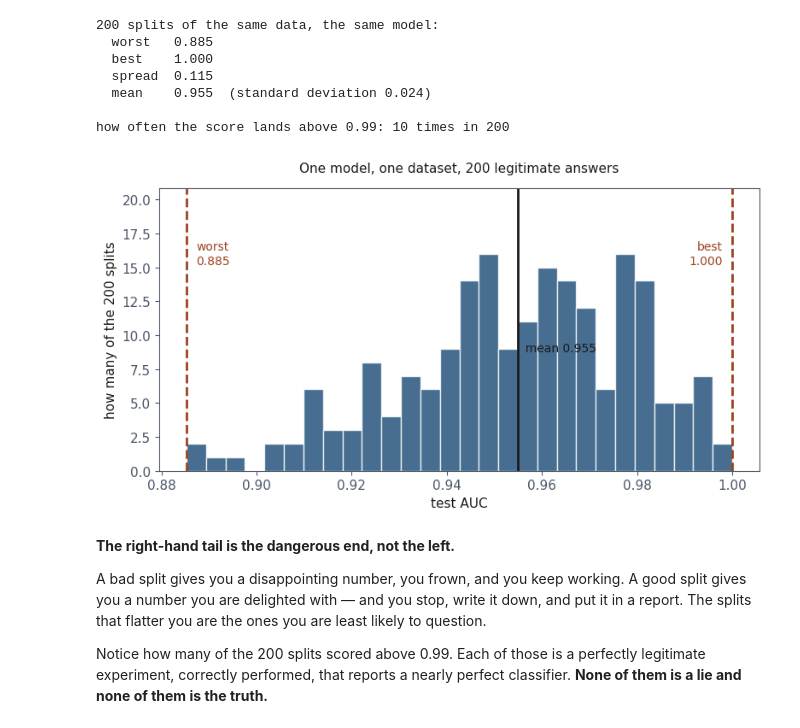
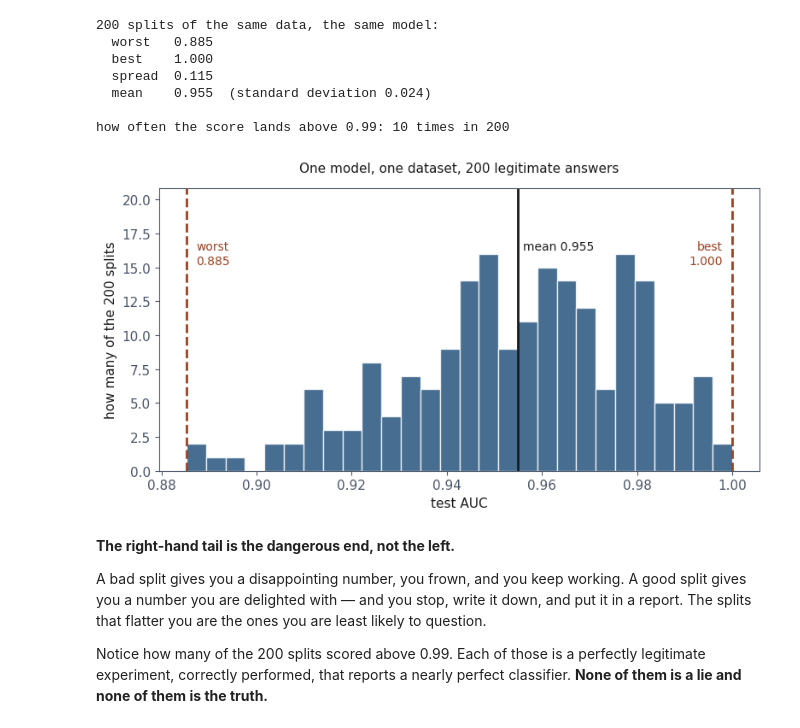
Before and after one commit to fabioantonini/technologies-for-artificial-intelligence, a Jupyter notebook: Lessons/05_experimental_methodology/Notebooks/01_why_one_split_lies.ipynb, the cells around one changed output. Cells and saved outputs as stored; diff of their text form; code cells hidden in the pictures.

```diff
--- a/Lessons/05_experimental_methodology/Notebooks/01_why_one_split_lies.ipynb
+++ b/Lessons/05_experimental_methodology/Notebooks/01_why_one_split_lies.ipynb
@@ -126,31 +126,31 @@ how often the score lands above 0.99: 10 times in 200
 # %%
 fig, ax = plt.subplots(figsize=(8.0, 4.4))
 counts, _, _ = ax.hist(scores, bins=28, color=BLUE, alpha=.82,
                        edgecolor="white")
 top = counts.max()
 
 ax.axvline(scores.mean(), color=INK, lw=2)
 ax.axvline(scores.min(), color=RUST, lw=2, ls="--")
 ax.axvline(scores.max(), color=RUST, lw=2, ls="--")
 
 ax.text(scores.min() + 0.002, top * 1.06, f"worst\n{scores.min():.3f}",
         color=RUST, fontsize=10, ha="left", va="top")
 ax.text(scores.max() - 0.002, top * 1.06, f"best\n{scores.max():.3f}",
         color=RUST, fontsize=10, ha="right", va="top")
-ax.text(scores.mean(), top * 0.55, f"  mean {scores.mean():.3f}",
-        color=INK, fontsize=10, ha="left")
+ax.text(scores.mean() + 0.001, top * 1.06, f"mean {scores.mean():.3f}",
+        color=INK, fontsize=10, ha="left", va="top")
 
 ax.set_ylim(0, top * 1.30)
 ax.set_xlabel("test AUC")
 ax.set_ylabel("how many of the 200 splits")
 ax.set_title("One model, one dataset, 200 legitimate answers", fontsize=11,
              pad=14)
 fig.tight_layout()
 fig.savefig(FIGURES / "split_lottery.png", dpi=150, bbox_inches="tight",
             facecolor="white")
 plt.show()
 # %% [output]
-[figure, old version]
+[figure, new version]
 # %% [markdown]
 **The right-hand tail is the dangerous end, not the left.**
 
```
Also changed, not shown: parts of 1 cell of this notebook, 10 other files.
